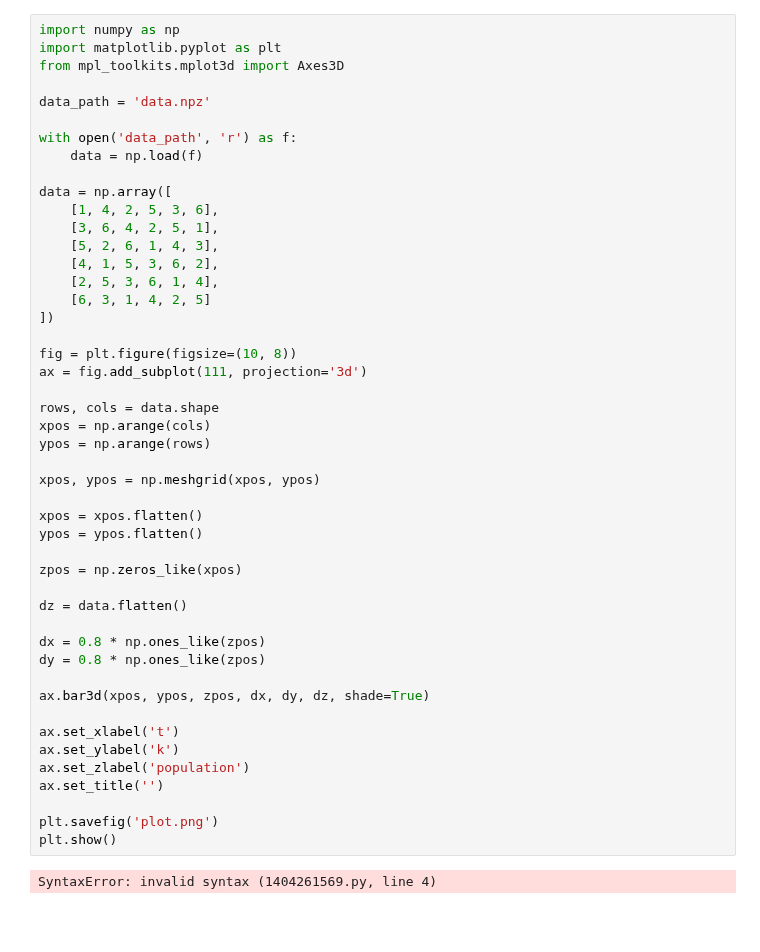
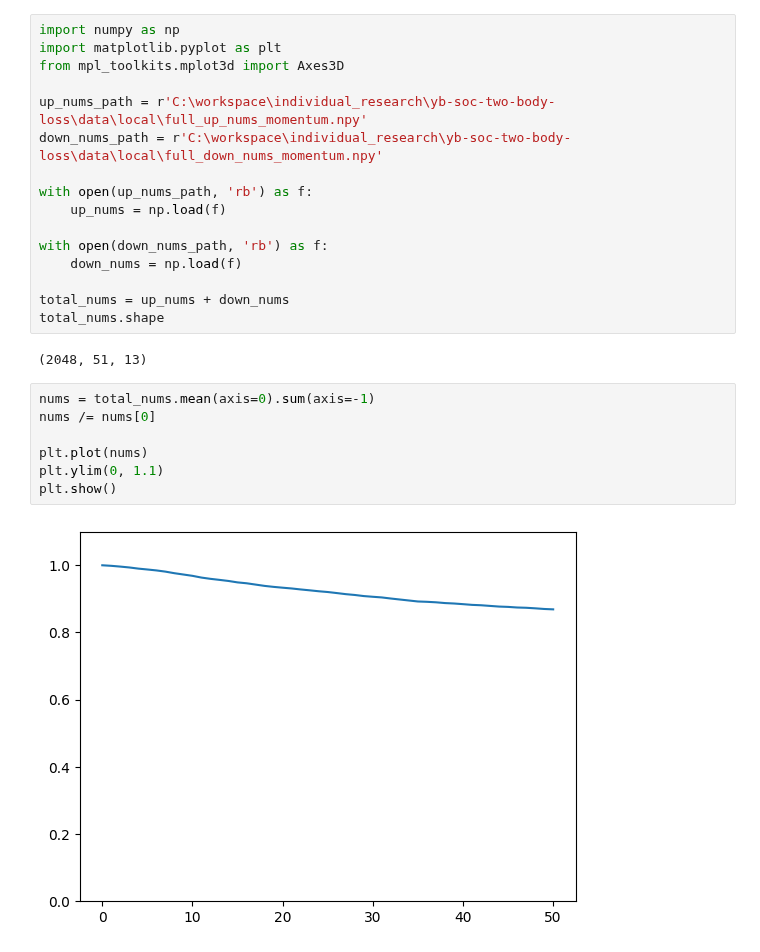
Before and after one commit to pco0511/yb-soc-two-body-loss, a Jupyter notebook: src/new_plot.ipynb, the cells around one changed output. Drawn from its saved outputs; the diff is of its cells as text; blank space fills up the shorter version.

```diff
--- a/src/new_plot.ipynb
+++ b/src/new_plot.ipynb
@@ -3,47 +3,25 @@ import numpy as np
 import matplotlib.pyplot as plt
 from mpl_toolkits.mplot3d import Axes3D
 
-data_path = 'data.npz'
+up_nums_path = r'C:\workspace\individual_research\yb-soc-two-body-loss\data\local\full_up_nums_momentum.npy'
+down_nums_path = r'C:\workspace\individual_research\yb-soc-two-body-loss\data\local\full_down_nums_momentum.npy'
 
-with open('data_path', 'r') as f:
-    data = np.load(f)
+with open(up_nums_path, 'rb') as f:
+    up_nums = np.load(f)
 
-data = np.array([
-    [1, 4, 2, 5, 3, 6],
-    [3, 6, 4, 2, 5, 1],
-    [5, 2, 6, 1, 4, 3],
-    [4, 1, 5, 3, 6, 2],
-    [2, 5, 3, 6, 1, 4],
-    [6, 3, 1, 4, 2, 5]
-])
+with open(down_nums_path, 'rb') as f:
+    down_nums = np.load(f)
 
-fig = plt.figure(figsize=(10, 8))
-ax = fig.add_subplot(111, projection='3d')
-
-rows, cols = data.shape
-xpos = np.arange(cols)
-ypos = np.arange(rows)
-
-xpos, ypos = np.meshgrid(xpos, ypos)
-
-xpos = xpos.flatten()
-ypos = ypos.flatten()
-
-zpos = np.zeros_like(xpos)
-
-dz = data.flatten()
-
-dx = 0.8 * np.ones_like(zpos)
-dy = 0.8 * np.ones_like(zpos)
-
-ax.bar3d(xpos, ypos, zpos, dx, dy, dz, shade=True)
-
-ax.set_xlabel('t')
-ax.set_ylabel('k')
-ax.set_zlabel('population')
-ax.set_title('')
-
-plt.savefig('plot.png')
-plt.show()
+total_nums = up_nums + down_nums
+total_nums.shape
 # %% [output]
-SyntaxError: invalid syntax (1404261569.py, line 4)
+(2048, 51, 13)
+# %%
+nums = total_nums.mean(axis=0).sum(axis=-1)
+nums /= nums[0]
+
+plt.plot(nums)
+plt.ylim(0, 1.1)
+plt.show()
+# %% [output]
+[figure, added]
```
Also changed, not shown: parts of 6 cells of this notebook, 5 other files.
